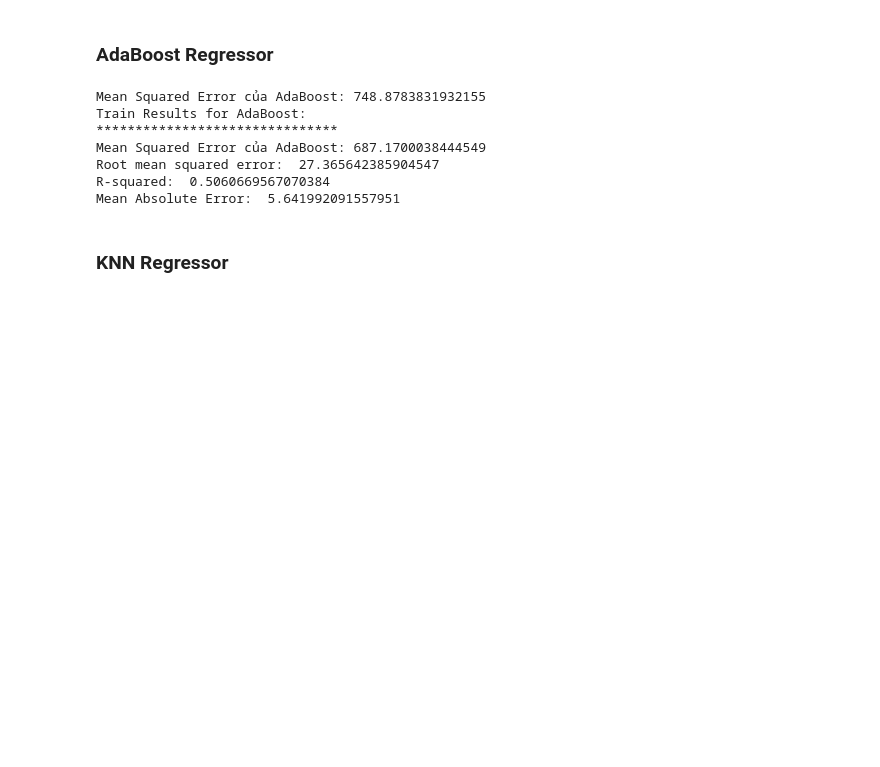
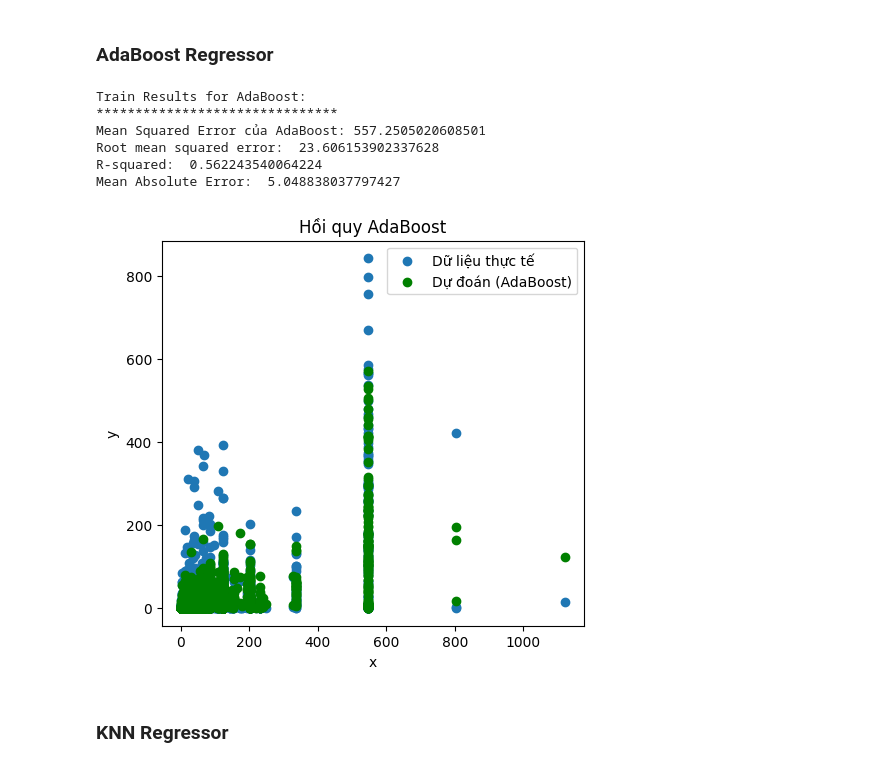
Before and after one commit to thuan-NM/Blog-FeedBack-Predict, a Jupyter notebook: src/analysis-script.ipynb, the cells around one changed output. Cells and saved outputs as stored; diff of their text form; code cells hidden in the pictures; blank space fills up the shorter version.

```diff
--- a/src/analysis-script.ipynb
+++ b/src/analysis-script.ipynb
@@ -232,35 +244,45 @@ Mean Absolute Error:  5.653396591680287
 # %%
 from sklearn.ensemble import AdaBoostRegressor
 from sklearn.tree import DecisionTreeRegressor
 
 ada_boost_regressor = AdaBoostRegressor(estimator=DecisionTreeRegressor(max_depth=20, max_leaf_nodes=200,criterion="poisson",splitter="best"),
                                         n_estimators=100,learning_rate=0.3)
 
 # Huấn luyện mô hình
 ada_boost_regressor.fit(Xtrain, ytrain)
 
 # Dự đoán trên dữ liệu kiểm tra
 y_pred_ab = ada_boost_regressor.predict(Xtest)
 
 # Đánh giá mô hình bằng Mean Squared Error
 mse_ab = mean_squared_error(ytest, y_pred_ab)
 r2_ab = r2_score(ytest,y_pred_ab)
 
-print("Mean Squared Error của AdaBoost:", mse_ab)
 print("Train Results for AdaBoost:")
 print("*******************************")
-print("Mean Squared Error của AdaBoost:", mse_rf)
+print("Mean Squared Error của AdaBoost:", mse_ab)
 print("Root mean squared error: ", sqrt(mse(ytest, y_pred_ab)))
 print("R-squared: ", rs(ytest, y_pred_ab))
 print("Mean Absolute Error: ", mae(ytest, y_pred_ab))
+
+plt.figure(figsize=(12,5))
+plt.subplot(121)
+plt.scatter(Xtest[0],ytest, label='Dữ liệu thực tế')
+plt.scatter(Xtest[0],y_pred_bg, color='green', label='Dự đoán (AdaBoost)')
+plt.xlabel('x')
+plt.ylabel('y')
+plt.title('Hồi quy AdaBoost')
+plt.legend()
+
+plt.show()
 # %% [output]
-Mean Squared Error của AdaBoost: 748.8783831932155
 Train Results for AdaBoost:
 *******************************
-Mean Squared Error của AdaBoost: 687.1700038444549
-Root mean squared error:  27.365642385904547
-R-squared:  0.5060669567070384
-Mean Absolute Error:  5.641992091557951
+Mean Squared Error của AdaBoost: 557.2505020608501
+Root mean squared error:  23.606153902337628
+R-squared:  0.562243540064224
+Mean Absolute Error:  5.048838037797427
+[figure, added]
 # %% [markdown]
 ### KNN Regressor
 # %%
```
Also changed, not shown: parts of 5 cells of this notebook.
